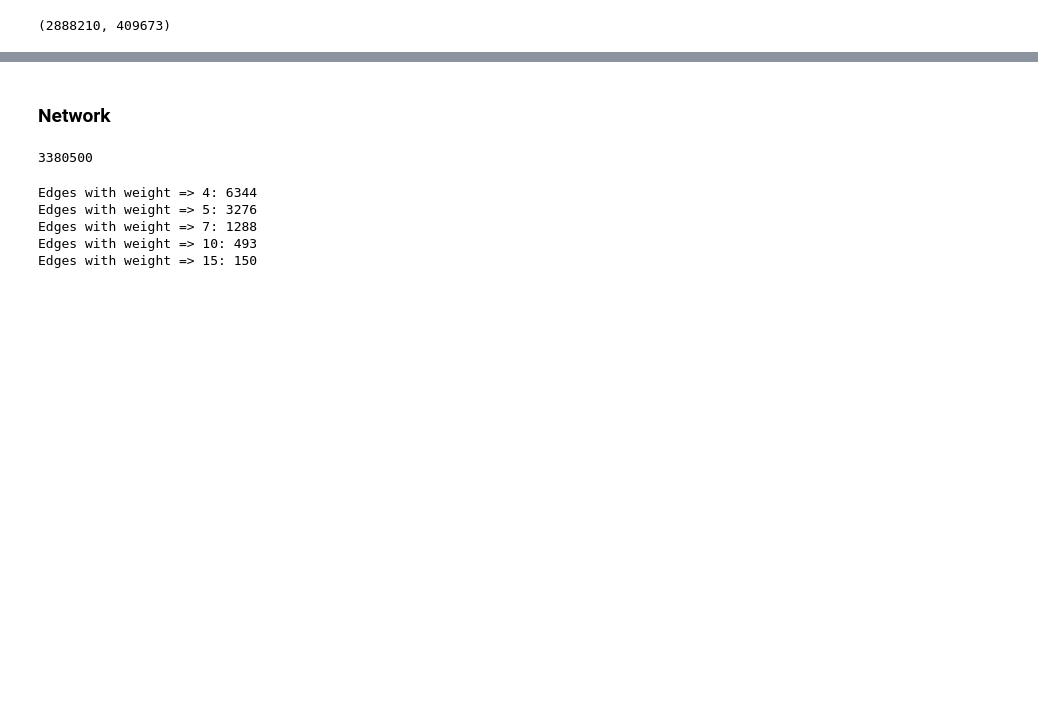
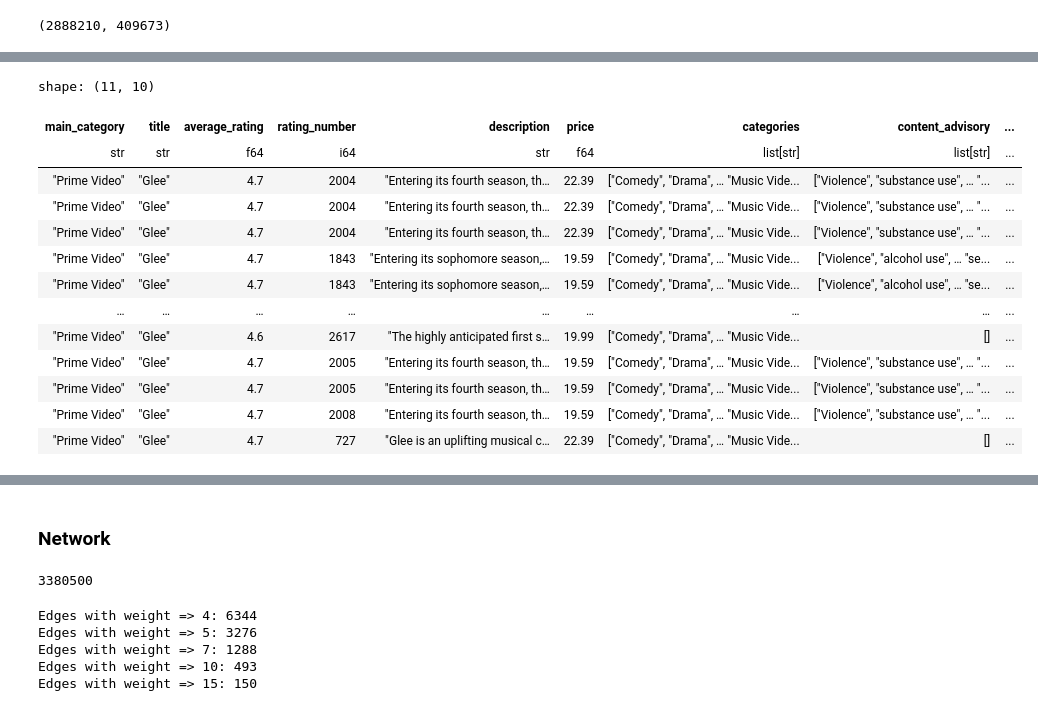
Before and after one commit to runeharlyk/CSS-02467-exam-project, a Jupyter notebook: Part 1.ipynb, the cells around one changed output, grey strips where cells are left out. Cells and saved outputs as stored; diff of their text form; code cells hidden in the pictures; blank space fills up the shorter version.

```diff
--- a/Part 1.ipynb
+++ b/Part 1.ipynb
@@ -95,0 +167,18 @@ filtered_df.get_column("asin").n_unique()
+# %%
+df_meta.filter(pl.col("title") == "Glee")
+# df_meta.get_column("title").n_unique()
+# %% [output]
+shape: (11, 10)
+| main_category | title | average_rating | rating_number | description | price | categories | content_advisory | ... |
+| str | str | f64 | i64 | str | f64 | list[str] | list[str] | ... |
+| "Prime Video" | "Glee" | 4.7 | 2004 | "Entering its fourth season, th… | 22.39 | ["Comedy", "Drama", … "Music Vide... | ["Violence", "substance use", … "... | ... |
+| "Prime Video" | "Glee" | 4.7 | 2004 | "Entering its fourth season, th… | 22.39 | ["Comedy", "Drama", … "Music Vide... | ["Violence", "substance use", … "... | ... |
+| "Prime Video" | "Glee" | 4.7 | 2004 | "Entering its fourth season, th… | 22.39 | ["Comedy", "Drama", … "Music Vide... | ["Violence", "substance use", … "... | ... |
+| "Prime Video" | "Glee" | 4.7 | 1843 | "Entering its sophomore season,… | 19.59 | ["Comedy", "Drama", … "Music Vide... | ["Violence", "alcohol use", … "se... | ... |
+| "Prime Video" | "Glee" | 4.7 | 1843 | "Entering its sophomore season,… | 19.59 | ["Comedy", "Drama", … "Music Vide... | ["Violence", "alcohol use", … "se... | ... |
+| … | … | … | … | … | … | … | … | ... |
+| "Prime Video" | "Glee" | 4.6 | 2617 | "The highly anticipated first s… | 19.99 | ["Comedy", "Drama", … "Music Vide... | [] | ... |
+| "Prime Video" | "Glee" | 4.7 | 2005 | "Entering its fourth season, th… | 19.59 | ["Comedy", "Drama", … "Music Vide... | ["Violence", "substance use", … "... | ... |
+| "Prime Video" | "Glee" | 4.7 | 2005 | "Entering its fourth season, th… | 19.59 | ["Comedy", "Drama", … "Music Vide... | ["Violence", "substance use", … "... | ... |
+| "Prime Video" | "Glee" | 4.7 | 2008 | "Entering its fourth season, th… | 19.59 | ["Comedy", "Drama", … "Music Vide... | ["Violence", "substance use", … "... | ... |
+| "Prime Video" | "Glee" | 4.7 | 727 | "Glee is an uplifting musical c… | 22.39 | ["Comedy", "Drama", … "Music Vide... | [] | ... |
```
Also changed, not shown: parts of 24 cells of this notebook.
